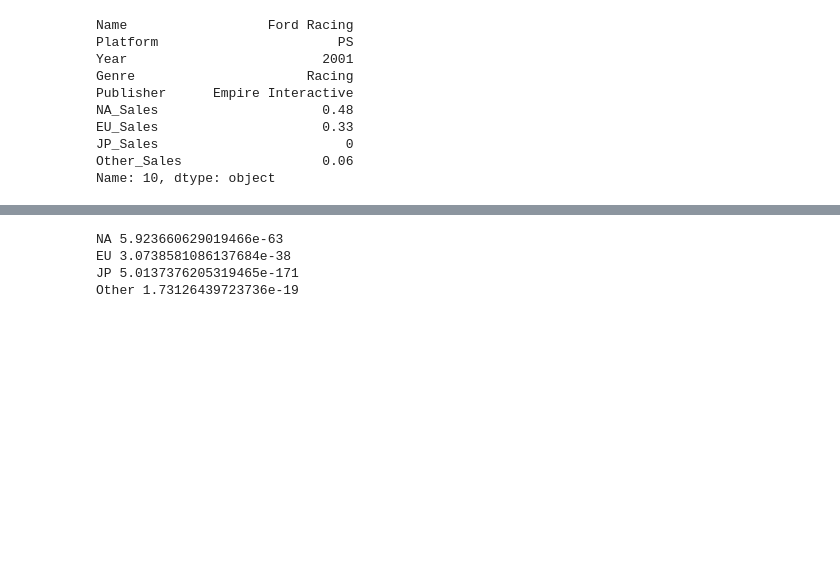
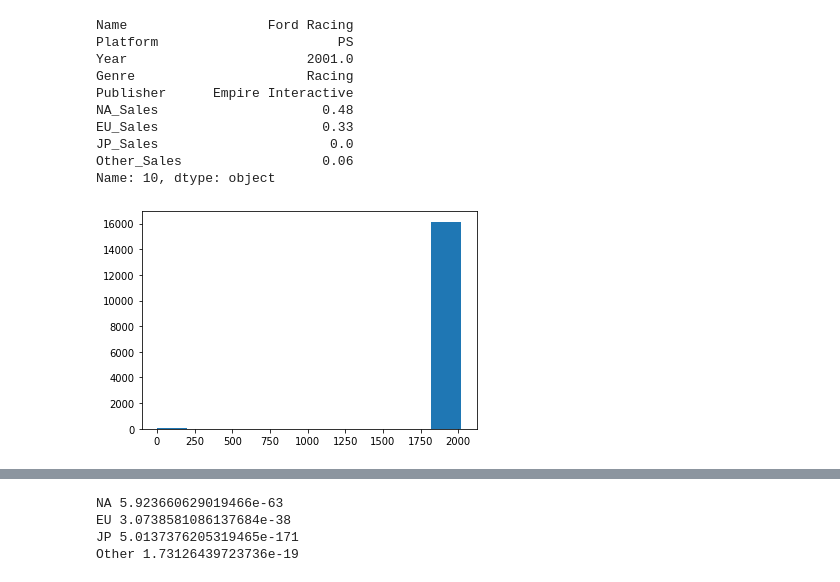
Before and after one commit to maengg/Section1_Poject, a Jupyter notebook: Section1_Project.ipynb, the cells around one changed output, grey strips where cells are left out. Saved outputs shown, nothing was run; the diff lists cells and outputs as text; code cells hidden in the pictures; blank space fills up the shorter version.

```diff
--- a/Section1_Project.ipynb
+++ b/Section1_Project.ipynb
@@ -9,10 +62,8 @@ Saving vgames2.csv to vgames2 (1).csv
 # %%
-import pandas as pd
-
-df = pd.read_csv('vgames2.csv')
-df.dtypes
+# 필요없는 컬럼 제거
 df = df.drop(['Unnamed: 0'], axis=1)
 df.dropna(inplace =True)
+
 # sales 단위 통일
 repl_dict = {'[kK]': '/1e3', '[mM]': ''}
 df['NA_Sales'] = df['NA_Sales'].replace(repl_dict, regex=True).map(pd.eval)
@@ -23,11 +74,19 @@ df.loc[10,:]
 # %% [output]
 Name                  Ford Racing
 Platform                       PS
-Year                         2001
+Year                       2001.0
 Genre                      Racing
 Publisher      Empire Interactive
 NA_Sales                     0.48
 EU_Sales                     0.33
-JP_Sales                        0
+JP_Sales                      0.0
 Other_Sales                  0.06
 Name: 10, dtype: object
+# %%
+# 연속형 데이터 중 year 데이터 확인
+import matplotlib.pyplot as plt
+
+plt.hist(df['Year'])
+plt.show()
+# %% [output]
+[figure, added]
```
Also changed, not shown: parts of 53 cells of this notebook.
